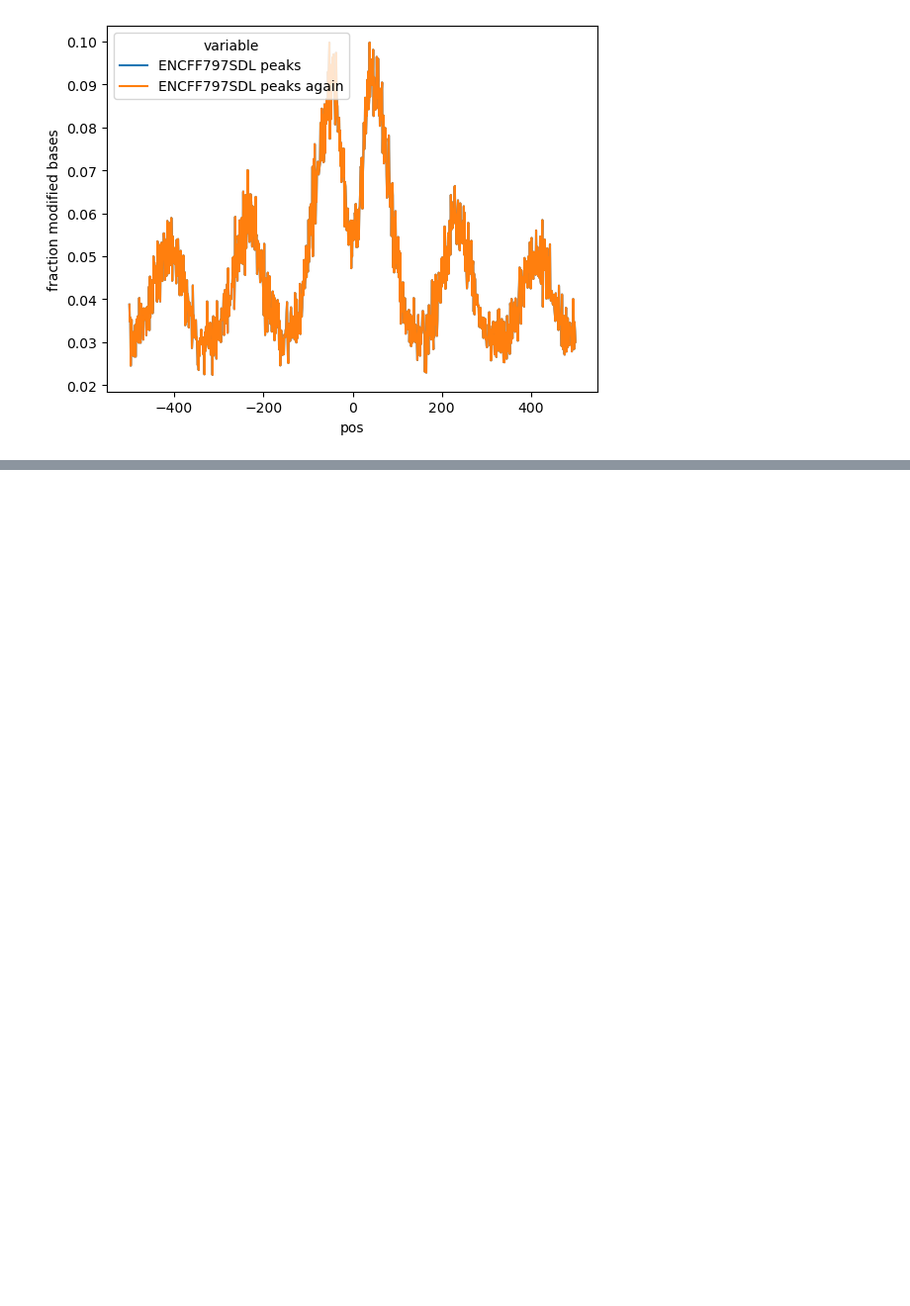
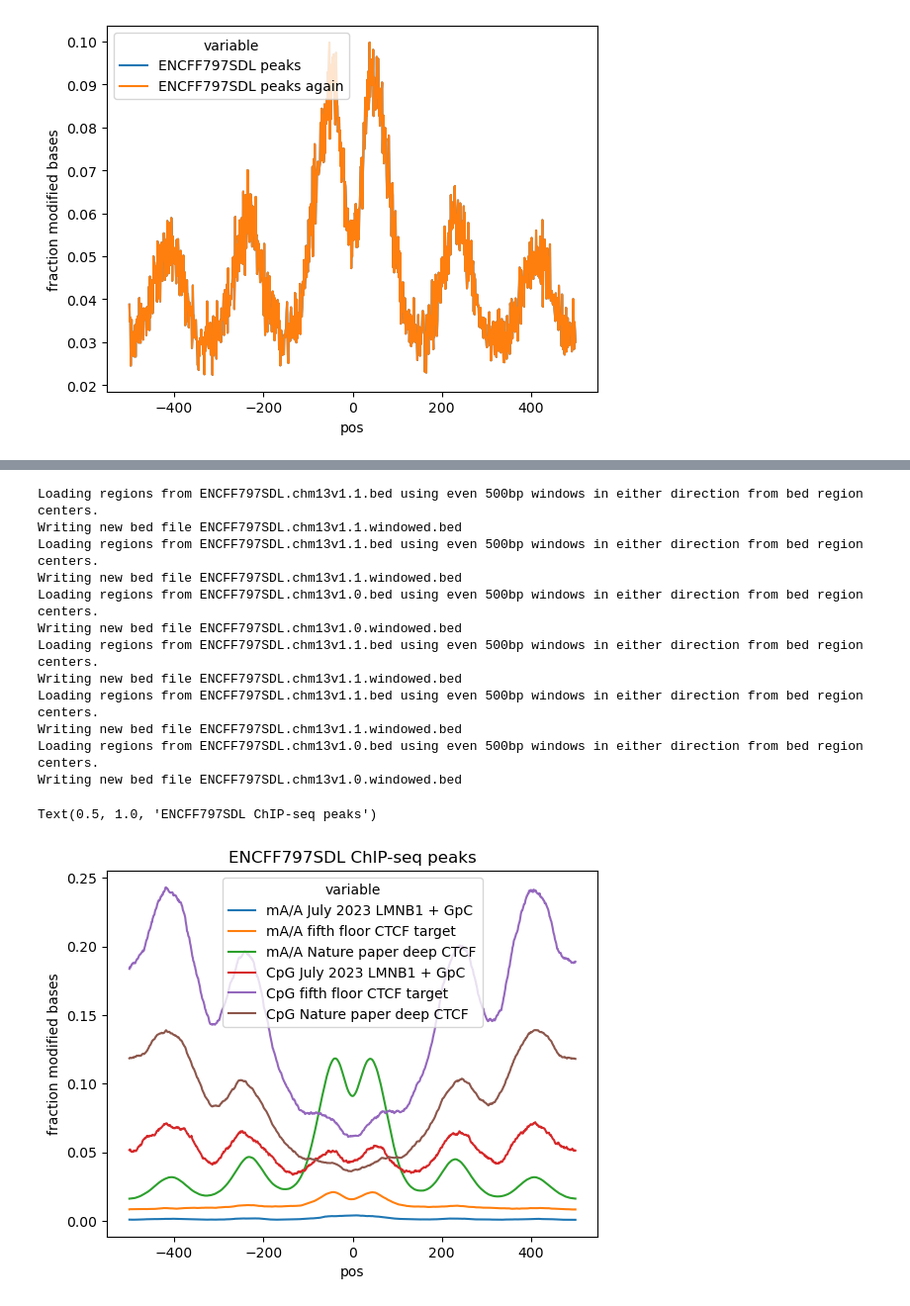
Before and after one commit to streetslab/dimelo, a Jupyter notebook: prototyping/parser/test_profile_plot.ipynb, the cells around one changed output, grey strips where cells are left out. Shown at 99% size. Drawn from its saved outputs; the diff is of its cells as text; code cells hidden in the pictures; blank space fills up the shorter version.

```diff
--- a/prototyping/parser/test_profile_plot.ipynb
+++ b/prototyping/parser/test_profile_plot.ipynb
@@ -216,0 +223,36 @@ Writing new bed file ENCFF797SDL.chm13v1.1.windowed.bed
+# %%
+plot_enrichment_profile.plot_enrichment_profile_base(
+    mod_file_names = ['/clusterfs/nilah/oberon/datasets/dimelo_mA-mGpC/20230702_jm_lmnb1_acessibility_redux/megalodon_all_context/mod_mappings.01.ENCFF797SDL.sorted.bed.gz',
+                     '/clusterfs/nilah/oberon/datasets/dimelo_5th-floor/mod_mappings.ENCFF797SDL.sorted.bed.gz',
+                     '/clusterfs/nilah/oberon/dimelo_dev_source/test_inputs/deep_ctcf_mod_mappings_merge.retagged.sorted.ENCFF797SDL.sorted.bed.gz',
+                     '/clusterfs/nilah/oberon/datasets/dimelo_mA-mGpC/20230702_jm_lmnb1_acessibility_redux/megalodon_all_context/mod_mappings.01.ENCFF797SDL.sorted.bed.gz',
+                     '/clusterfs/nilah/oberon/datasets/dimelo_5th-floor/mod_mappings.ENCFF797SDL.sorted.bed.gz',
+                     '/clusterfs/nilah/oberon/dimelo_dev_source/test_inputs/deep_ctcf_mod_mappings_merge.retagged.sorted.ENCFF797SDL.sorted.bed.gz'],
+    bed_file_names = ['/clusterfs/nilah/oberon/datasets/ctcf_peaks/ENCFF797SDL.chm13v1.1.bed',
+                    '/clusterfs/nilah/oberon/datasets/ctcf_peaks/ENCFF797SDL.chm13v1.1.bed',
+                    '/clusterfs/nilah/oberon/datasets/ctcf_peaks/ENCFF797SDL.chm13v1.0.bed',
+                     '/clusterfs/nilah/oberon/datasets/ctcf_peaks/ENCFF797SDL.chm13v1.1.bed',
+                    '/clusterfs/nilah/oberon/datasets/ctcf_peaks/ENCFF797SDL.chm13v1.1.bed',
+                    '/clusterfs/nilah/oberon/datasets/ctcf_peaks/ENCFF797SDL.chm13v1.0.bed'],
+    mod_names = ['A,0','A,0','A,0','CG,0','CG,0','CG,0'],
+    sample_names = ['mA/A July 2023 LMNB1 + GpC','mA/A fifth floor CTCF target','mA/A Nature paper deep CTCF',
+                   'CpG July 2023 LMNB1 + GpC','CpG fifth floor CTCF target','CpG Nature paper deep CTCF'],
+    window_size = 500,
+    smooth_window = 25,
+)
+plt.title('ENCFF797SDL ChIP-seq peaks')
+# %% [output]
+Loading regions from ENCFF797SDL.chm13v1.1.bed using even 500bp windows in either direction from bed region centers.
+Writing new bed file ENCFF797SDL.chm13v1.1.windowed.bed
+Loading regions from ENCFF797SDL.chm13v1.1.bed using even 500bp windows in either direction from bed region centers.
+Writing new bed file ENCFF797SDL.chm13v1.1.windowed.bed
+Loading regions from ENCFF797SDL.chm13v1.0.bed using even 500bp windows in either direction from bed region centers.
+Writing new bed file ENCFF797SDL.chm13v1.0.windowed.bed
+Loading regions from ENCFF797SDL.chm13v1.1.bed using even 500bp windows in either direction from bed region centers.
+Writing new bed file ENCFF797SDL.chm13v1.1.windowed.bed
+Loading regions from ENCFF797SDL.chm13v1.1.bed using even 500bp windows in either direction from bed region centers.
+Writing new bed file ENCFF797SDL.chm13v1.1.windowed.bed
+Loading regions from ENCFF797SDL.chm13v1.0.bed using even 500bp windows in either direction from bed region centers.
+Writing new bed file ENCFF797SDL.chm13v1.0.windowed.bed
+Text(0.5, 1.0, 'ENCFF797SDL ChIP-seq peaks')
+[figure, added]
```
Also changed, not shown: parts of 5 cells of this notebook.
